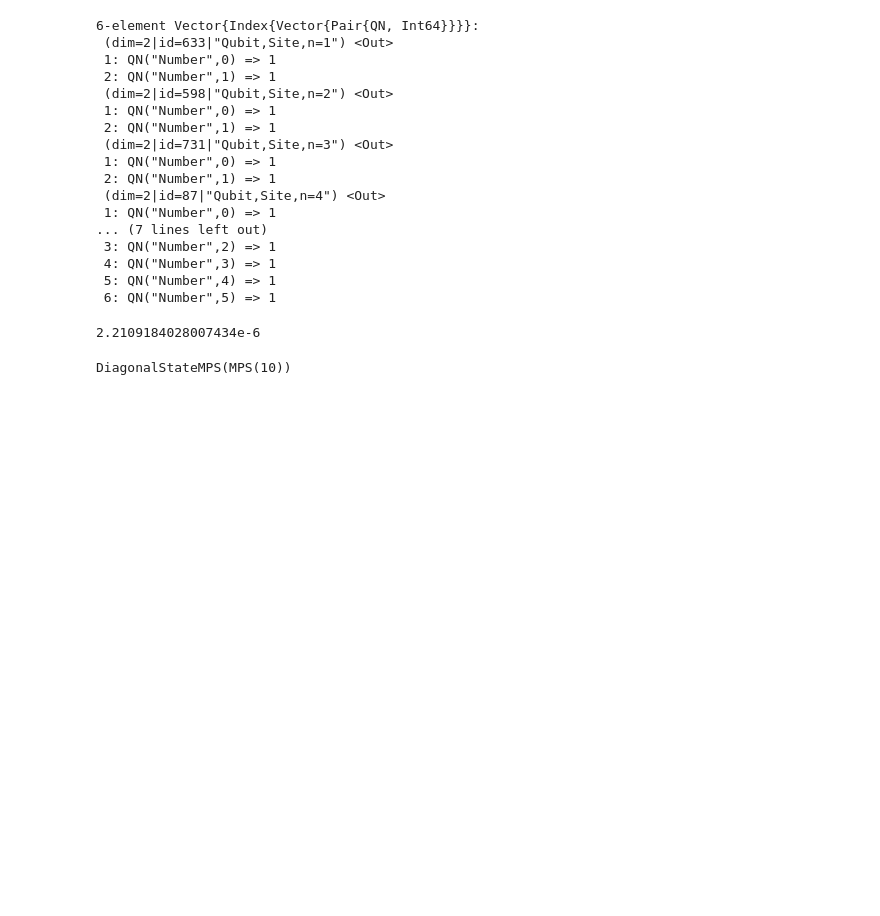
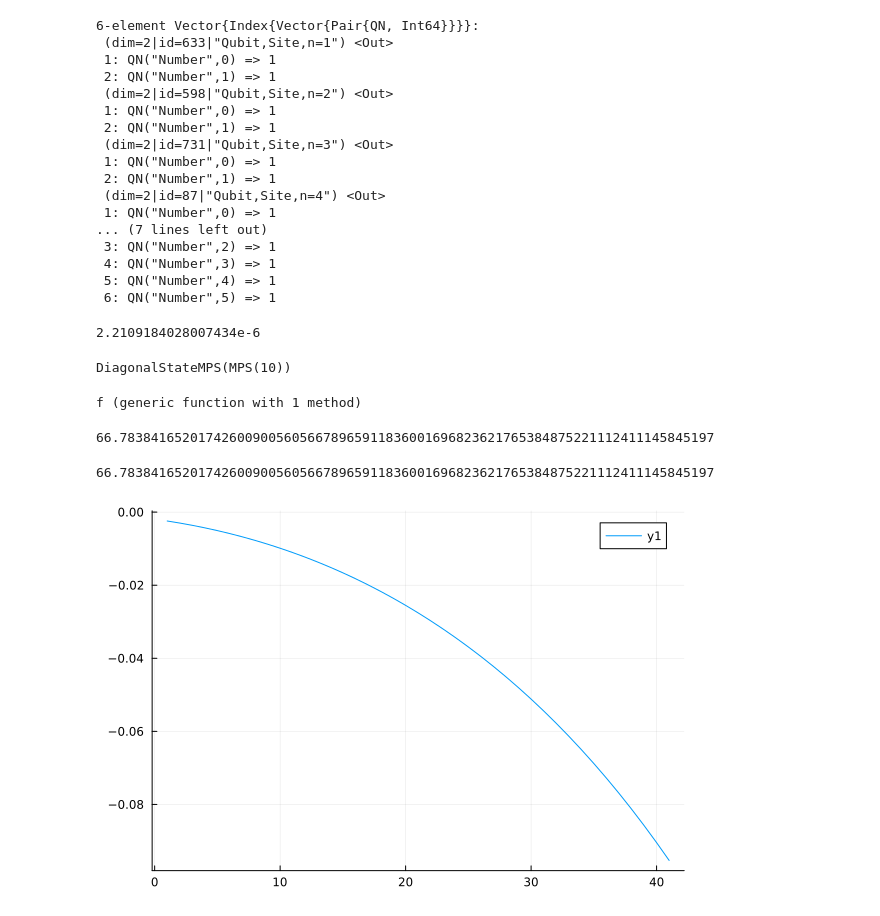
Before and after one commit to jahauser/U1_SWSSB, a Jupyter notebook: notebooks/26_02_10.ipynb, the cells around one changed output. Cells and saved outputs as stored; diff of their text form; code cells hidden in the pictures; blank space fills up the shorter version.

```diff
--- a/notebooks/26_02_10.ipynb
+++ b/notebooks/26_02_10.ipynb
@@ -307,3 +307,22 @@ lognorm(state2)
 truncate!(state; maxdim=2)
 # %% [output]
 DiagonalStateMPS(MPS(10))
+# %%
+f(n,m,k) = -sum([binomial(m, x)*binomial(n-m, k-x)/binomial(n, k) * log(binomial(n-m, k-x)/binomial(n, k)) for x in max(0, k-(n-m)):min(m,k)])
+# %% [output]
+f (generic function with 1 method)
+# %%
+f(BigInt(100), BigInt(100), BigInt(50))
+# %% [output]
+66.7838416520174260090056056678965911836001696823621765384875221112411145845197
+# %%
+log(binomial(BigInt(100), BigInt(50)))
+# %% [output]
+66.7838416520174260090056056678965911836001696823621765384875221112411145845197
+# %%
+n = 100
+k = 50
+
+plot([f(BigInt(n),BigInt(m),BigInt(k)) - m*log(2) for m in 10:50])
+# %% [output]
+[figure, added]
```
Also changed, not shown: parts of 10 cells of this notebook, 9 other files.
